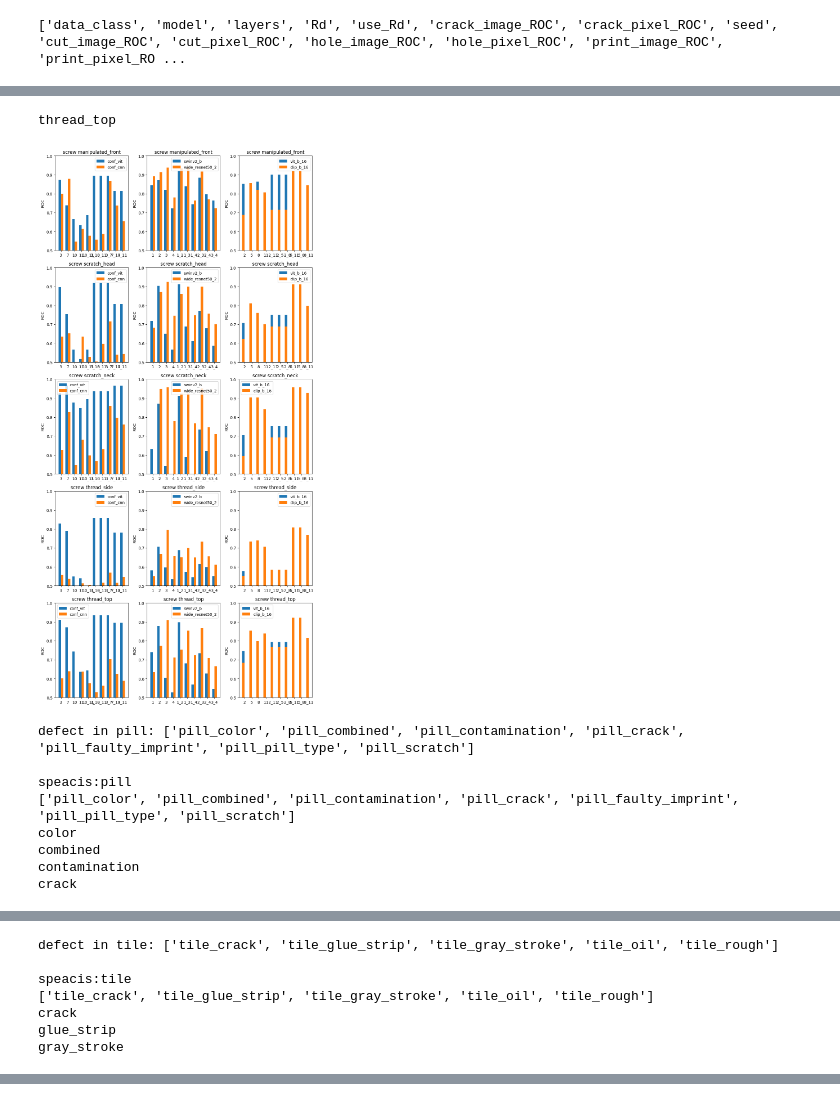
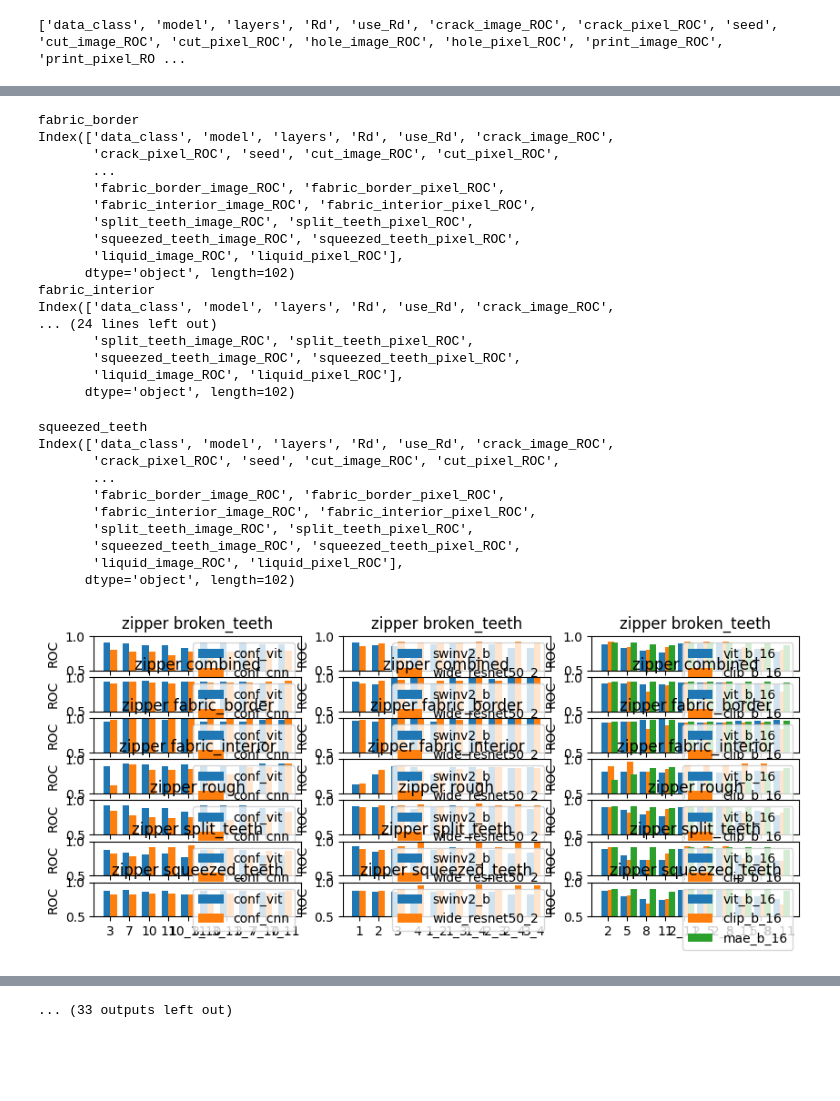
Before and after one commit to osttkm/swin-padim, a Jupyter notebook: result.ipynb, the cells around one changed output, grey strips where cells are left out. Cells and saved outputs as stored; diff of their text form; code cells hidden in the pictures; blank space fills up the shorter version.

```diff
--- a/result.ipynb
+++ b/result.ipynb
@@ -57,31 +57,30 @@ import matplotlib.pyplot as plt
 import numpy as np
 import math
 
-def autolabel(rects):
-    """Attach a text label above each bar in *rects*, displaying its height."""
-    for rect in rects:
-        height = rect.get_height()
-        ax[idx%2][idx%2].annotate('{}'.format(height),
-                    xy=(rect.get_x() + rect.get_width() / 2, height),
-                    xytext=(0, 3),  # 3 points vertical offset
-                    textcoords="offset points",
-                    ha='center', va='bottom')
+# def autolabel(rects):
+#     """Attach a text label above each bar in *rects*, displaying its height."""
+#     for rect in rects:
+#         height = rect.get_height()
+#         ax[idx%2][idx%2].annotate('{}'.format(height),
+#                     xy=(rect.get_x() + rect.get_width() / 2, height),
+#                     xytext=(0, 3),  # 3 points vertical offset
+#                     textcoords="offset points",
+#                     ha='center', va='bottom')
 
-# bottle = result_df[result_df['data_class'] == 'bottle*']
-# 上記のコードでは正規表現が使えないので，正規表現が適応されるようにする
 speacises = result_df['data_class'].unique().tolist()
 # 各配列の文字列について_で分割，その配列のうち0番目の要素を取得して，uniqueな配列に戻す
 speacises = list(set([name.split('_')[0] for name in speacises]))
 print(f'speacises:{speacises}')
 size = [10]*len(speacises)
+h = [1,4,4,7,4,5,5,8,5,5,3,7,5,5,5]
 
-for speacis in speacises:
+for _,speacis in zip(h,speacises):
     selected_data = result_df[result_df['data_class'].str.contains(speacis)]
     defect_name = selected_data['data_class'].unique().tolist()
     print(f'defect in {speacis}: {defect_name}\n')
 
     # サブプロットを作成
-    fig, ax = plt.subplots(len(defect_name), 3, figsize=(10, 20))
+    fig, ax = plt.subplots(len(defect_name), 3, figsize=(10, _*4))
 
     width = 0.35
     print(f'speacis:{speacis}')
@@ -97,7 +96,7 @@ for speacis in speacises:
         else:
             extract_name = name.split('_', 1)[1]
         print(extract_name)
-        # print(selected_data.keys())
+        print(selected_data.keys())
         # 選択したキーのみを抽出
         _selected_data = _selected_data[['data_class', 'model', 'layers', 'Rd', 'use_Rd', f'{extract_name}_image_ROC', f'{extract_name}_pixel_ROC']]
 
@@ -112,7 +111,7 @@ for speacis in speacises:
         conformer_data = _selected_data[_selected_data['model'].isin(['conformer_b_16_vit', 'conformer_b_16_cnn'])]
         conformer_layers = conformer_data['layers'].unique().tolist()
         # selected_dataのうちmodelがvit_b_16であるものを抽出
-        vit_b_data = _selected_data[_selected_data['model'].isin(['vit_b_16','clip_b_16'])]
+        vit_b_data = _selected_data[_selected_data['model'].isin(['vit_b_16','clip_b_16','mae_b_16',])]
         vit_b_layers = vit_b_data['layers'].unique().tolist()
 
         # 棒グラフの描画
@@ -122,6 +121,7 @@ for speacis in speacises:
         resnet = sr_data[sr_data['model']=='wide_resnet50_2'][f'{extract_name}_image_ROC']
         vit_b = vit_b_data[vit_b_data['model']=='vit_b_16'][f'{extract_name}_image_ROC']
         clip_b = vit_b_data[vit_b_data['model']=='clip_b_16'][f'{extract_name}_image_ROC']
+        mae_b = vit_b_data[vit_b_data['model']=='mae_b_16'][f'{extract_name}_image_ROC']
 
         if len(defect_name)==1:
             rects1 = ax[0].bar(np.arange(len(conformer_layers)) - width/2, conf_vit, width, label='conf_vit')
@@ -144,6 +144,7 @@ for speacis in speacises:
 
             rects1 = ax[2].bar(np.arange(len(vit_b_layers)) - width/2, vit_b, width, label='vit_b_16')
             rects2 = ax[2].bar(np.arange(len(vit_b_layers)) + width/2, clip_b, width, label='clip_b_16')
+            rects3 = ax[2].bar(np.arange(len(vit_b_layers)) + width, mae_b, width, label='mae_b_16')
             ax[2].set_ylabel('ROC')
             ax[2].set_title(f'{speacis} {extract_name}')
             ax[2].set_xticks(np.arange(len(vit_b_layers)))
@@ -171,6 +172,7 @@ for speacis in speacises:
 
             rects1 = ax[idx][2].bar(np.arange(len(vit_b_layers)) - width/2, vit_b, width, label='vit_b_16')
             rects2 = ax[idx][2].bar(np.arange(len(vit_b_layers)) + width/2, clip_b, width, label='clip_b_16')
+            rects3 = ax[idx][2].bar(np.arange(len(vit_b_layers)) + width, mae_b, width, label='mae_b_16')
             ax[idx][2].set_ylabel('ROC')
             ax[idx][2].set_title(f'{speacis} {extract_name}')
             ax[idx][2].set_xticks(np.arange(len(vit_b_layers)))
@@ -193,10 +203,28 @@ thread_side
-thread_top
+fabric_border
+Index(['data_class', 'model', 'layers', 'Rd', 'use_Rd', 'crack_image_ROC',
+       'crack_pixel_ROC', 'seed', 'cut_image_ROC', 'cut_pixel_ROC',
+       ...
+       'fabric_border_image_ROC', 'fabric_border_pixel_ROC',
+       'fabric_interior_image_ROC', 'fabric_interior_pixel_ROC',
+       'split_teeth_image_ROC', 'split_teeth_pixel_ROC',
+       'squeezed_teeth_image_ROC', 'squeezed_teeth_pixel_ROC',
+       'liquid_image_ROC', 'liquid_pixel_ROC'],
+      dtype='object', length=102)
+fabric_interior
+Index(['data_class', 'model', 'layers', 'Rd', 'use_Rd', 'crack_image_ROC',
+... (24 lines left out)
+       'split_teeth_image_ROC', 'split_teeth_pixel_ROC',
+       'squeezed_teeth_image_ROC', 'squeezed_teeth_pixel_ROC',
+       'liquid_image_ROC', 'liquid_pixel_ROC'],
+      dtype='object', length=102)
+squeezed_teeth
+Index(['data_class', 'model', 'layers', 'Rd', 'use_Rd', 'crack_image_ROC',
+       'crack_pixel_ROC', 'seed', 'cut_image_ROC', 'cut_pixel_ROC',
+       ...
+       'fabric_border_image_ROC', 'fabric_border_pixel_ROC',
+       'fabric_interior_image_ROC', 'fabric_interior_pixel_ROC',
+       'split_teeth_image_ROC', 'split_teeth_pixel_ROC',
+       'squeezed_teeth_image_ROC', 'squeezed_teeth_pixel_ROC',
+       'liquid_image_ROC', 'liquid_pixel_ROC'],
+      dtype='object', length=102)
-[figure, old version]
+[figure, new version]
-defect in pill: ['pill_color', 'pill_combined', 'pill_contamination', 'pill_crack', 'pill_faulty_imprint', 'pill_pill_type', 'pill_scratch']
-
-speacis:pill
-['pill_color', 'pill_combined', 'pill_contamination', 'pill_crack', 'pill_faulty_imprint', 'pill_pill_type', 'pill_scratch']
-color
-combined
-contamination
-crack
@@ -207,7 +268,0 @@ scratch
-defect in tile: ['tile_crack', 'tile_glue_strip', 'tile_gray_stroke', 'tile_oil', 'tile_rough']
-
-speacis:tile
-['tile_crack', 'tile_glue_strip', 'tile_gray_stroke', 'tile_oil', 'tile_rough']
-crack
-glue_strip
-gray_stroke
@@ -229,0 +338 @@ faulty_imprint
+... (33 outputs left out)
```
Also changed, not shown: parts of 2 cells of this notebook, 8 other files.
